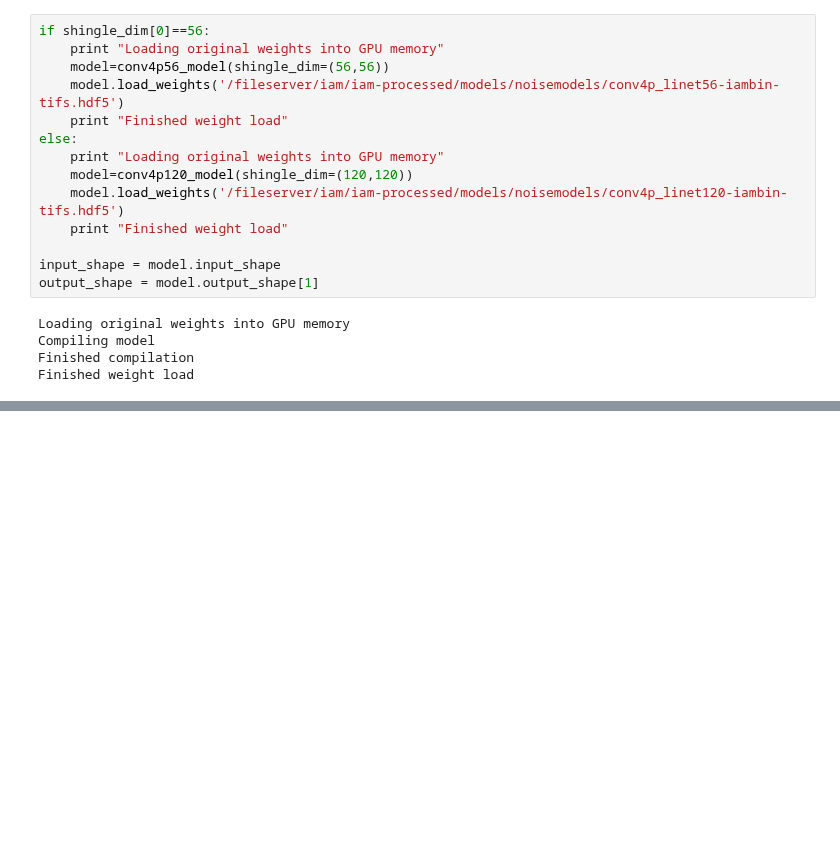
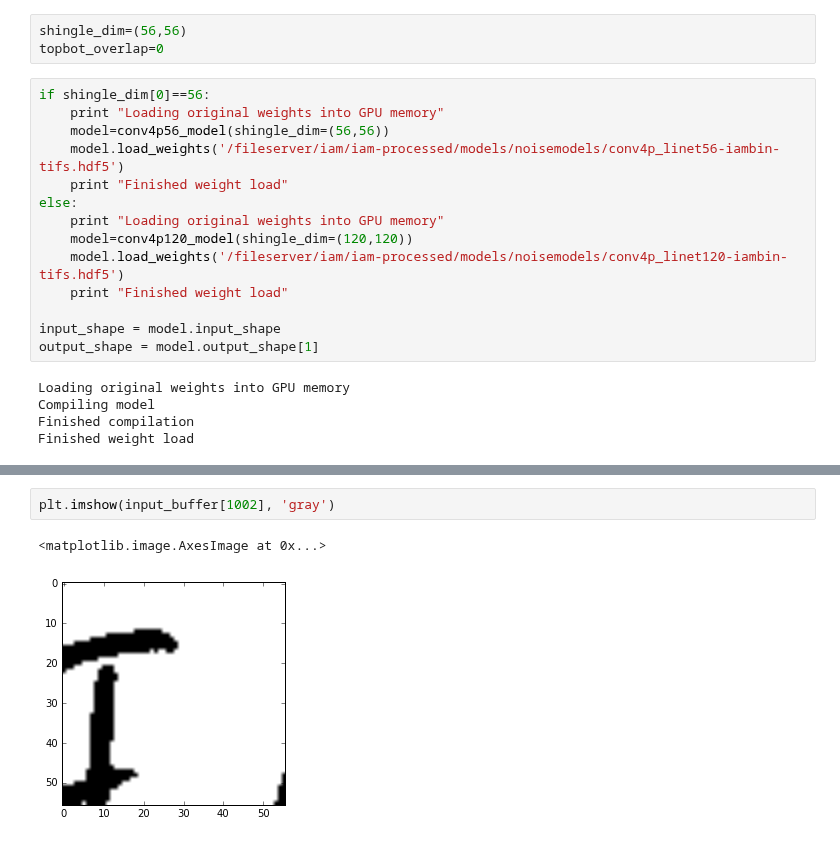
Before and after one commit to Lab41/d-script, a Jupyter notebook: inference2d/denoise-fullim.ipynb, the cells around one changed output, grey strips where cells are left out. Drawn from its saved outputs; the diff is of its cells as text; blank space fills up the shorter version.

```diff
--- a/inference2d/denoise-fullim.ipynb
+++ b/inference2d/denoise-fullim.ipynb
@@ -41,3 +38,6 @@ topbot_overlap=20
+# %%
+shingle_dim=(56,56)
+topbot_overlap=0
 # %%
 if shingle_dim[0]==56:
     print "Loading original weights into GPU memory"
@@ -112,0 +114,5 @@ plt.imshow(1-output_im, cmap='gray')
+# %%
+plt.imshow(input_buffer[1002], 'gray')
+# %% [output]
+<matplotlib.image.AxesImage at 0x...>
+[figure, added]
```
Also changed, not shown: parts of 4 cells of this notebook, 6 other files.
